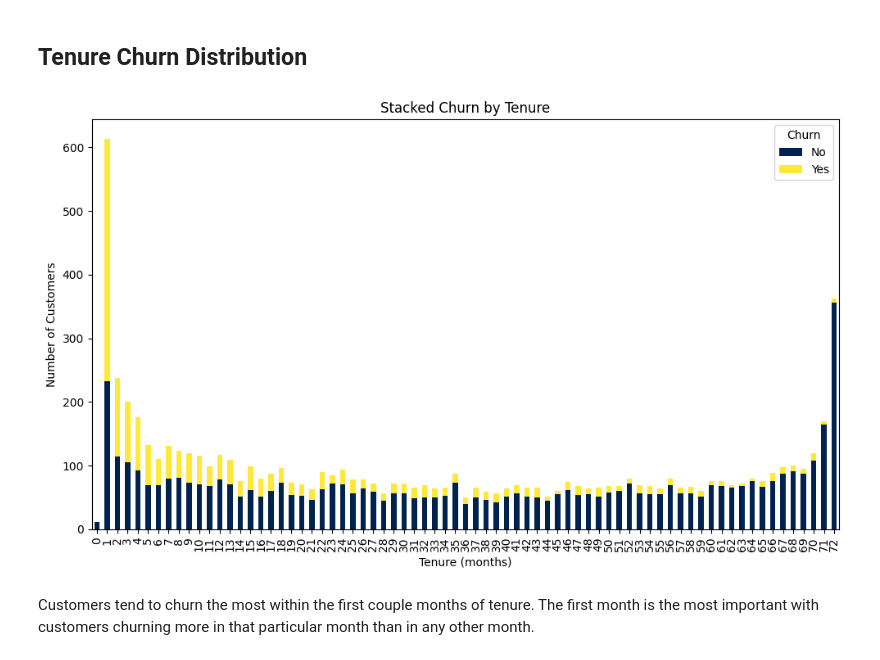
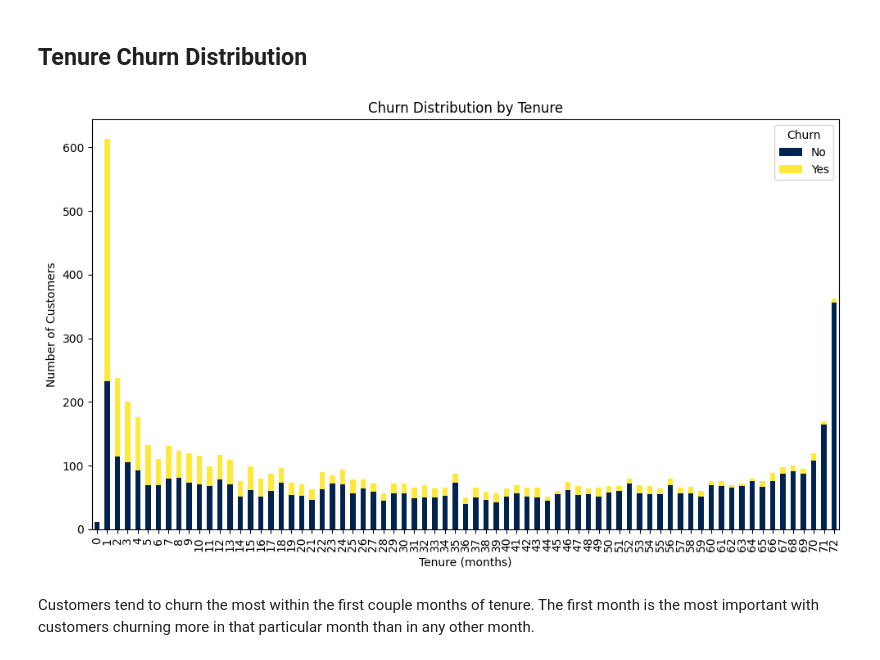
Before and after one commit to nvpham12/Telecom-Customer-Churn-Prediction-and-Data-Analysis, a Jupyter notebook: Customer_Churn_Prediction.ipynb, the cells around one changed output. Saved outputs shown, nothing was run; the diff lists cells and outputs as text; code cells hidden in the pictures.

```diff
--- a/Customer_Churn_Prediction.ipynb
+++ b/Customer_Churn_Prediction.ipynb
@@ -957,21 +957,21 @@ Customers who pay via electronic checks have higher proportions of churning cust
 # %%
 # Round values for Tenure
 df['Tenure'] = df['Tenure'].round().astype(int)
 
 # Create a crosstab of tenure vs. churn
 tenure_churn = pd.crosstab(df['Tenure'], df['Churn'])
 
 # Plot stacked bar chart
 tenure_churn.plot(kind='bar', stacked=True, figsize=(10, 6), colormap='cividis')
-plt.title('Stacked Churn by Tenure')
+plt.title('Churn Distribution by Tenure')
 plt.xlabel('Tenure (months)')
 plt.ylabel('Number of Customers')
 plt.legend(title='Churn')
 plt.tight_layout()
 plt.savefig('churn_by_tenure')
 plt.show()
 # %% [output]
-[figure, old version]
+[figure, new version]
 # %% [markdown]
 Customers tend to churn the most within the first couple months of tenure. The first month is the most important with customers churning more in that particular month than in any other month.
 # %% [markdown]
```
Also changed, not shown: parts of 9 cells of this notebook.
